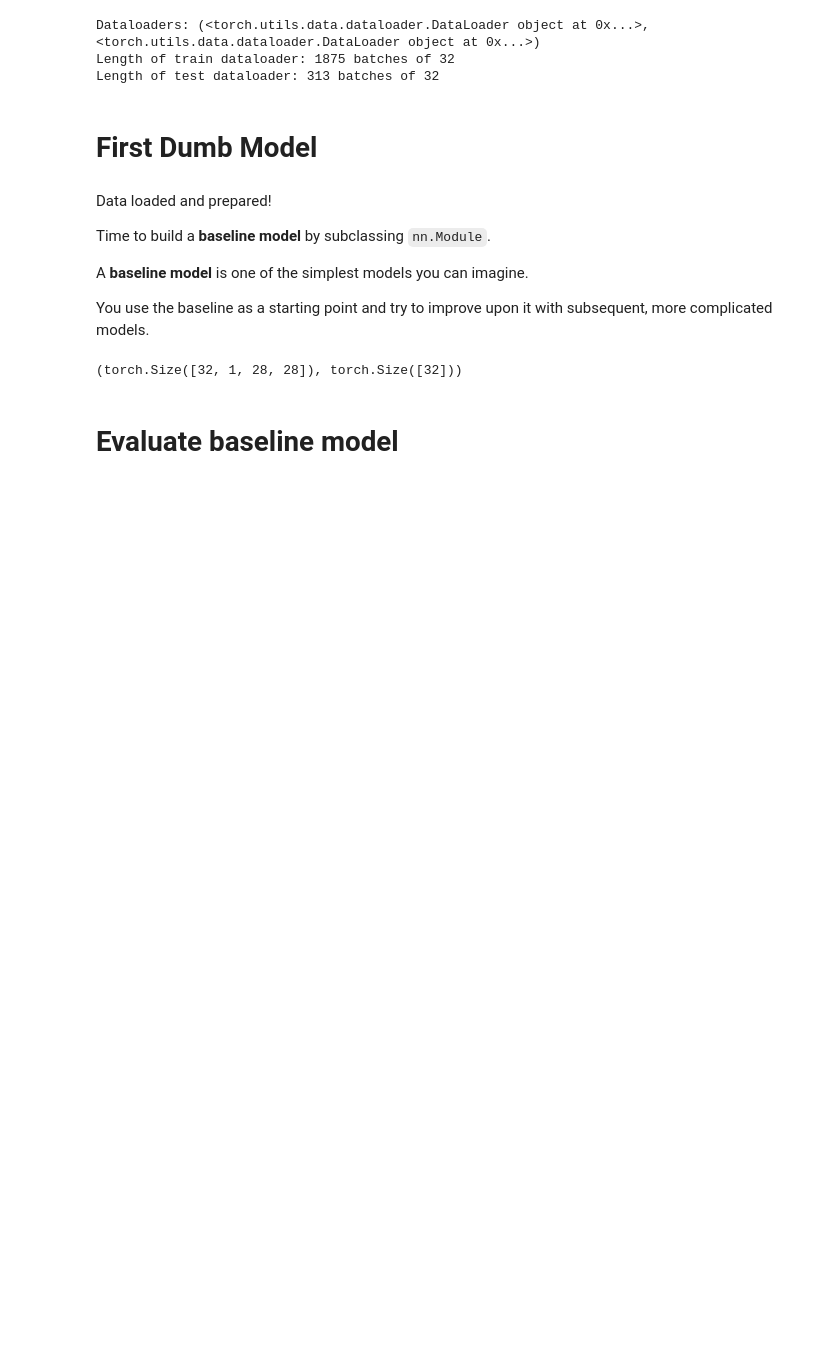
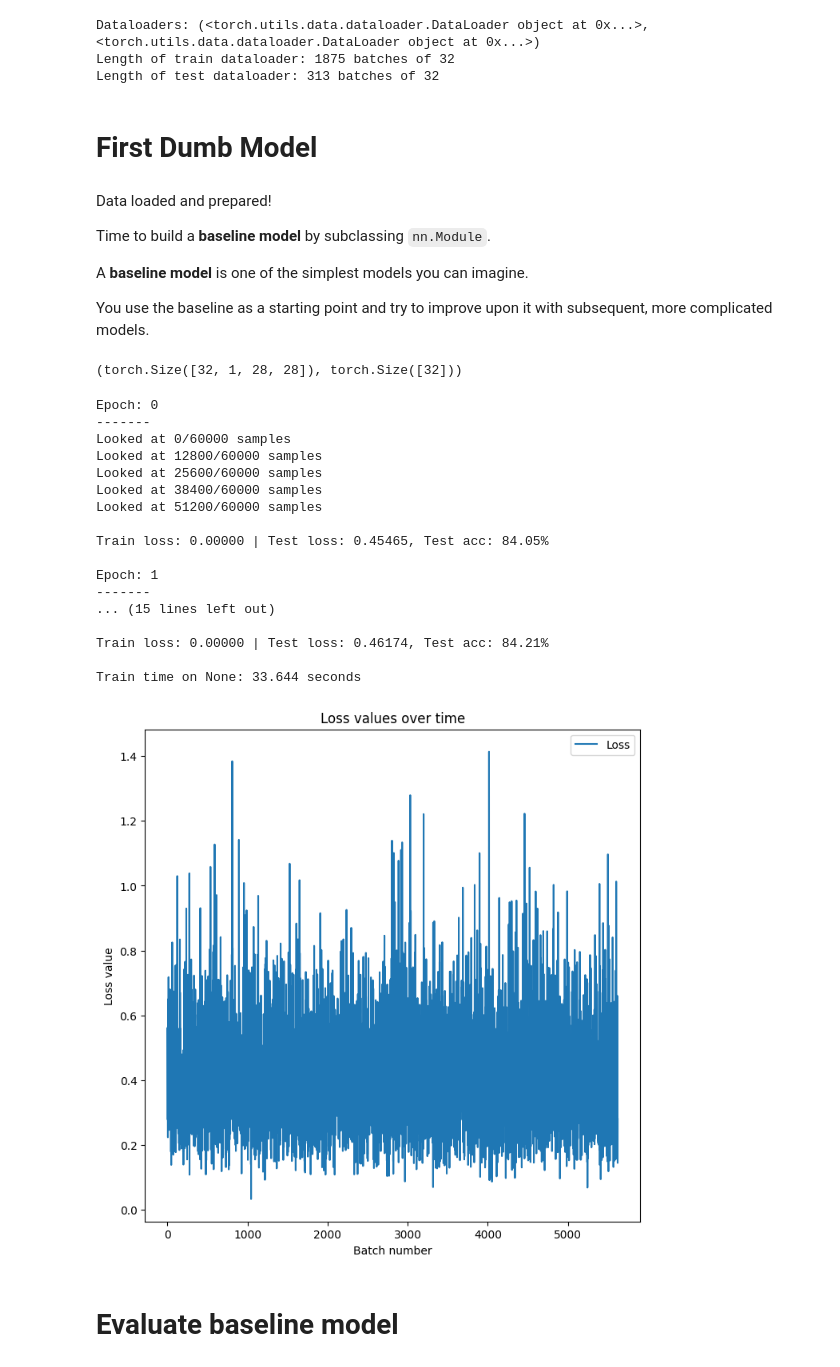
Before and after one commit to david-seu/ai_lab, a Jupyter notebook: AI_lab_7_2023_bug_fix_v4.ipynb, the cells around one changed output. Saved outputs shown, nothing was run; the diff lists cells and outputs as text; code cells hidden in the pictures; blank space fills up the shorter version.

```diff
--- a/AI_lab_7_2023_bug_fix_v4.ipynb
+++ b/AI_lab_7_2023_bug_fix_v4.ipynb
@@ -412,7 +397,9 @@ class FashionMNISTModelV0(nn.Module):
     def __init__(self, input_shape: int, hidden_units: int, output_shape: int):
         super().__init__()
         self.layer_stack = nn.Sequential(
-
+            nn.Flatten(),
+            nn.Linear(input_shape, hidden_units),
+            nn.Linear(hidden_units, output_shape)
         )
 
     def forward(self, x):
@@ -527,3 +521,33 @@ total_train_time_model_0 = print_train_time(start=train_time_start_on_cpu,
+# %%
+def plot_loss_values(loss_values_arr):
+    plt.plot(loss_values_arr, label="Loss")
+    plt.title("Loss values over time")
+    plt.xlabel("Batch number")
+    plt.ylabel("Loss value")
+    plt.legend()
+    plt.show()
+# %%
+_, arr = train_model(model_0)
+plot_loss_values(arr)
+# %% [output]
+Epoch: 0
+-------
+Looked at 0/60000 samples
+Looked at 12800/60000 samples
+Looked at 25600/60000 samples
+Looked at 38400/60000 samples
+Looked at 51200/60000 samples
+
+Train loss: 0.00000 | Test loss: 0.45465, Test acc: 84.05%
+
+Epoch: 1
+-------
+... (15 lines left out)
+
+Train loss: 0.00000 | Test loss: 0.46174, Test acc: 84.21%
+
+Train time on None: 33.644 seconds
+[figure, added]
 # %%
 # The model is looking good
 # %% [markdown]
```
Also changed, not shown: parts of 19 cells of this notebook, 5 other files.
